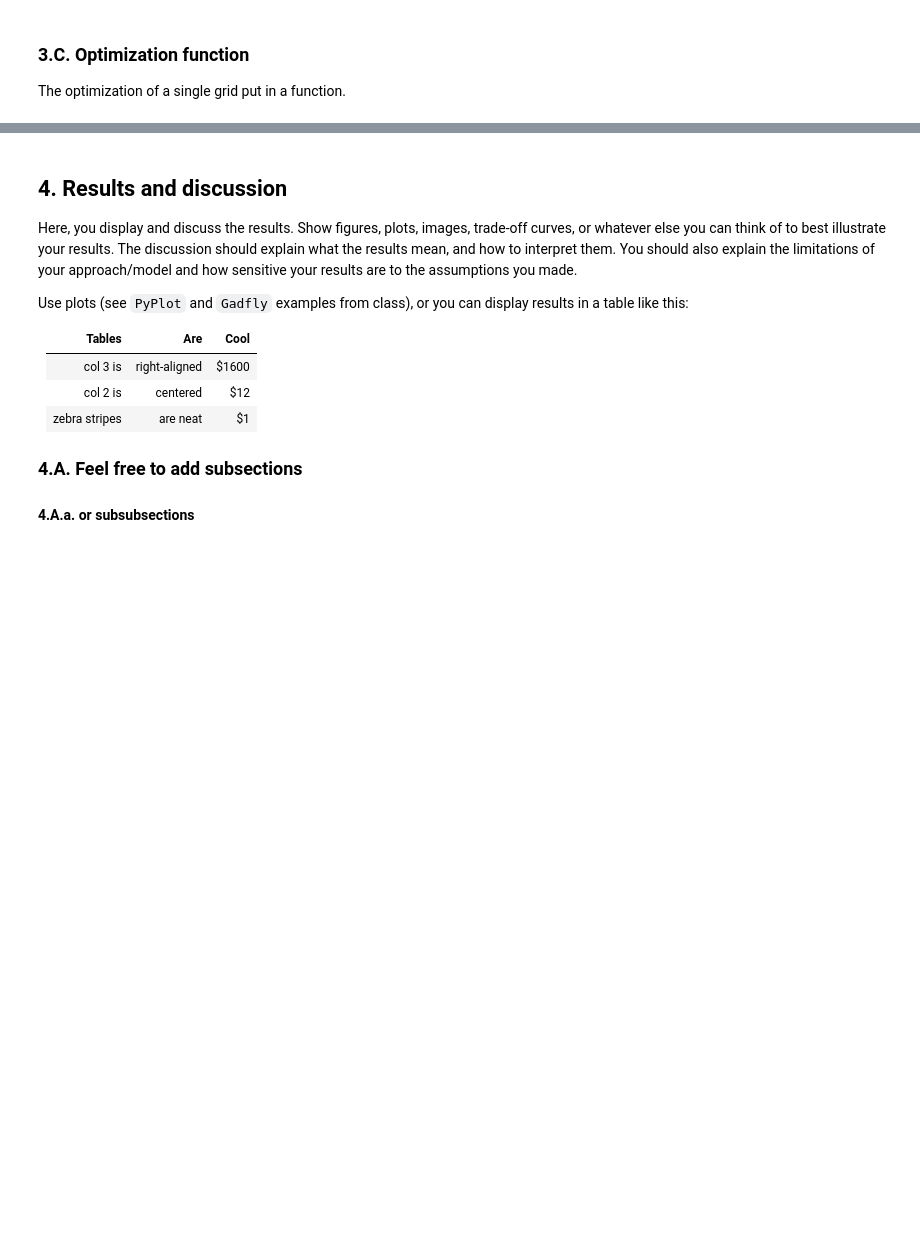
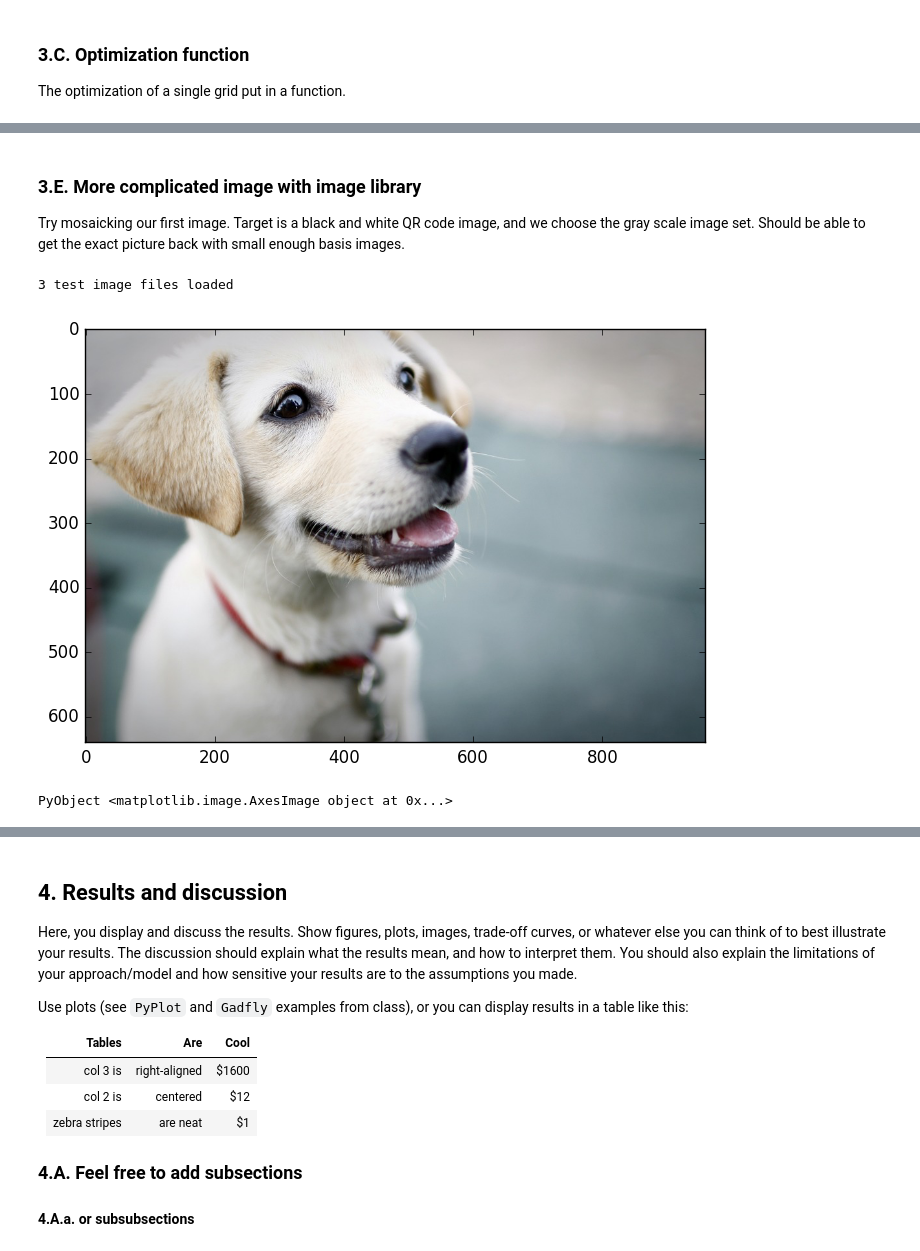
Before and after one commit to saraghav/ECE524_FinalProject, a Jupyter notebook: Project_Report.ipynb, the cells around one changed output, grey strips where cells are left out. Saved outputs shown, nothing was run; the diff lists cells and outputs as text; code cells hidden in the pictures; blank space fills up the shorter version.

```diff
--- a/Project_Report.ipynb
+++ b/Project_Report.ipynb
@@ -324,0 +328,13 @@ imshow([test_image mosaic_image]);
+# %% [markdown]
+### 3.E. More complicated image with image library
+Try mosaicking our first image. Target is a black and white QR code image, and we choose the gray scale image set. Should be able to get the exact picture back with small enough basis images.
+# %%
+test_image_files = get_image_files("./test_images")
+test_images_mat = load_images_as_cellarray_mats(test_image_files)
+
+println(length(test_images_mat), " test image files loaded")
+imshow(test_images_mat[2])
+# %% [output]
+3 test image files loaded
+[figure, added]
+PyObject <matplotlib.image.AxesImage object at 0x...>
```
Also changed, not shown: parts of 5 cells of this notebook.
